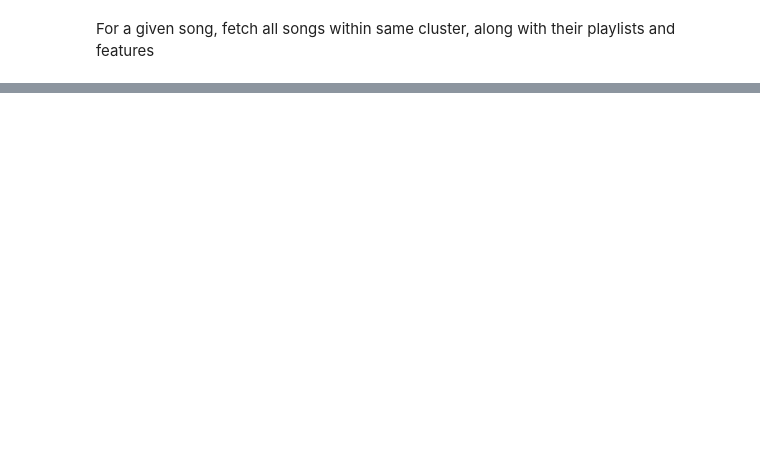
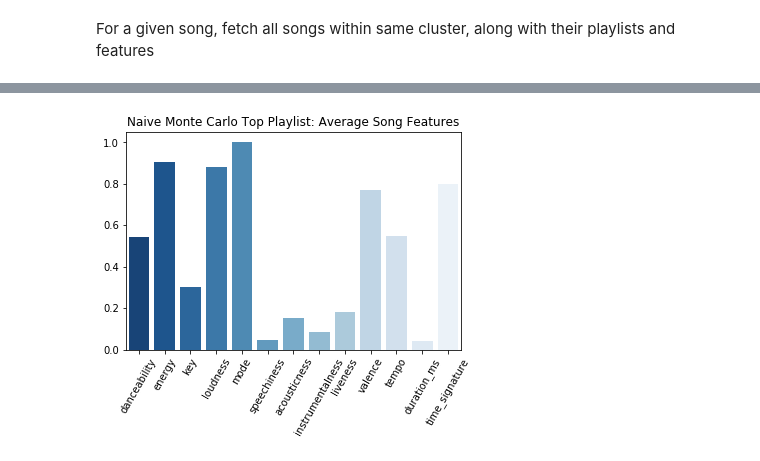
Before and after one commit to spotted-d/spotify-project, a Jupyter notebook: notebooks/austin_milestone4_finalproject.ipynb, the cells around one changed output, grey strips where cells are left out. Drawn from its saved outputs; the diff is of its cells as text; code cells hidden in the pictures; blank space fills up the shorter version.

```diff
--- a/notebooks/group37_milestone4_finalproject.ipynb
+++ b/notebooks/austin_milestone4_finalproject.ipynb
@@ -394,0 +481,6 @@ playlist_gaga.head()
+# %%
+# Okay, strip out these annoying lists of playlists
+playlist_gaga_working = playlist_gaga.copy()
+playlist_gaga_working["playlists"] = playlist_gaga_working["playlists"].apply(lambda x: x[0])
+
+playlist_gaga_working["playlists"]
@@ -394,0 +500,17 @@ playlist_gaga.head()
+# %%
+# Create features df with mean values
+playlist_features = playlist_gaga_working.groupby("playlists").agg({"danceability": "mean",
+                                                            "energy": "mean",
+                                                            "key": "mean",
+                                                            "loudness": "mean",
+                                                            "mode": "mean",
+                                                            "speechiness": "mean",
+                                                            "acousticness": "mean",
+                                                            "instrumentalness": "mean",
+                                                            "liveness":"mean",
+                                                            "valence": "mean",
+                                                            "tempo": "mean",
+                                                            "duration_ms": "mean",
+                                                            "time_signature": "mean"})
+
+playlist_features.head()
@@ -394,0 +525,15 @@ playlist_gaga.head()
+# %%
+# Get top playlists for each
+top_playlist_naive = int(max(top_playlists_naive, key=top_playlists_naive.get))
+top_playlist_weighted = int(max(top_playlists_weighted, key=top_playlists_weighted.get))
+# %%
+# Plot
+naive = sns.barplot(data=playlist_features[playlist_features.index == top_playlist_naive], palette="Blues_r")
+naive.set_title("Naive Monte Carlo Top Playlist: Average Song Features")
+
+for item in naive.get_xticklabels():
+    item.set_rotation(60)
+
+plt.savefig(f"../out/top_playlist_song_features_naive.svg", dpi=1200)
+# %% [output]
+[figure, added]
```
Also changed, not shown: parts of 19 cells of this notebook, 6 other files.
